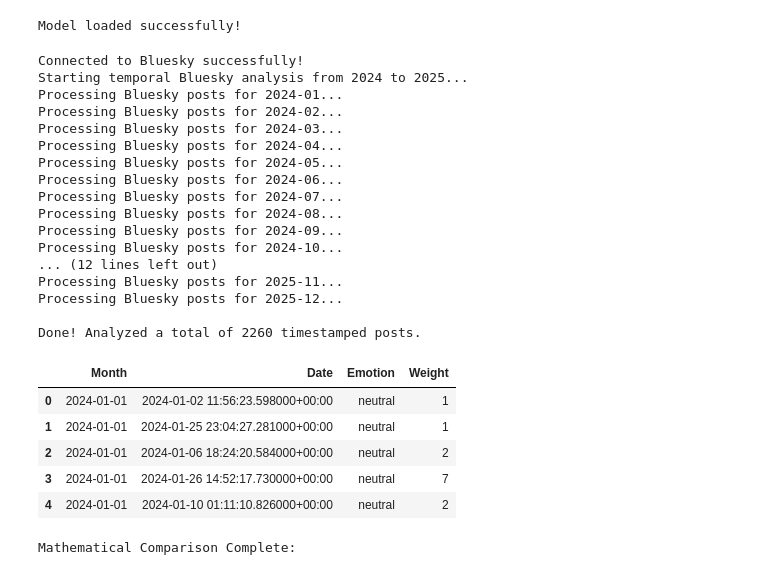
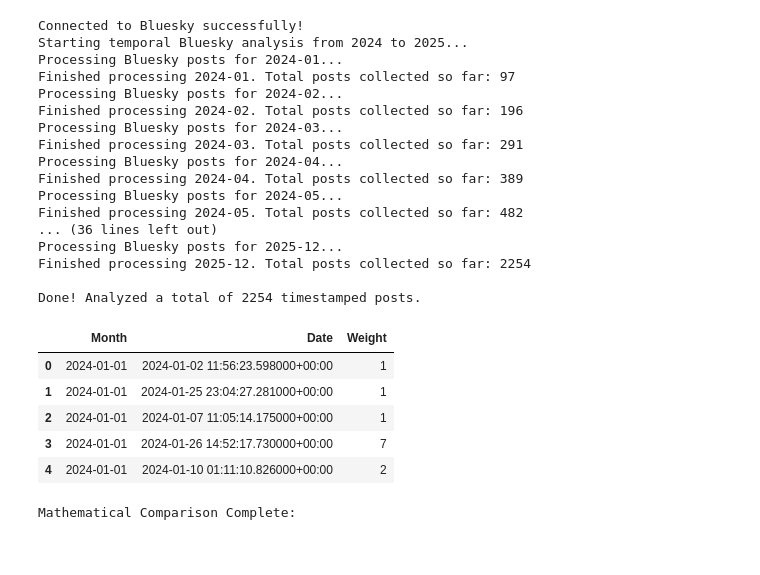
Before and after one commit to lucasfreirec/ai-bubble, a Jupyter notebook: lucas/bluesky.ipynb, the cells around one changed output. Saved outputs shown, nothing was run; the diff lists cells and outputs as text; code cells hidden in the pictures.

```diff
--- a/bluesky.ipynb
+++ b/lucas/bluesky.ipynb
@@ -8,11 +8,6 @@ from dotenv import load_dotenv
 from datetime import datetime, timezone
 from dateutil.relativedelta import relativedelta
 from atproto import Client
-# %%
-emotion_classifier = pipeline("text-classification", model="j-hartmann/emotion-english-distilroberta-base")
-print("Model loaded successfully!")
-# %% [output]
-Model loaded successfully!
 # %%
 import os
 import pandas as pd
@@ -69,49 +64,49 @@ while current_date < END_DATE:
 
             # Analyze emotion
             safe_text = text[:500]
-            result = emotion_classifier(safe_text)[0]
+            # result = emotion_classifier(safe_text)[0]
 
             all_bsky_data.append({
                 "Month": month_label,
                 "Date": pd.to_datetime(post.record.created_at),
                 "Emotion": result['label'],
                 "Weight": influence_weight
             })
 
     except Exception as e:
         print(f"  -> Error fetching data for {month_label}: {e}")
-
+    print(f"Finished processing {month_label}. Total posts collected so far: {len(all_bsky_data)}")
     current_date = next_month
 
 bsky_df = pd.DataFrame(all_bsky_data)
 bsky_df['Month'] = pd.to_datetime(bsky_df['Month'])
 
 print(f"\nDone! Analyzed a total of {len(bsky_df)} timestamped posts.")
 display(bsky_df.head())
 # %% [output]
 Connected to Bluesky successfully!
 Starting temporal Bluesky analysis from 2024 to 2025...
 Processing Bluesky posts for 2024-01...
+Finished processing 2024-01. Total posts collected so far: 97
 Processing Bluesky posts for 2024-02...
+Finished processing 2024-02. Total posts collected so far: 196
 Processing Bluesky posts for 2024-03...
+Finished processing 2024-03. Total posts collected so far: 291
 Processing Bluesky posts for 2024-04...
+Finished processing 2024-04. Total posts collected so far: 389
 Processing Bluesky posts for 2024-05...
-Processing Bluesky posts for 2024-06...
-Processing Bluesky posts for 2024-07...
-Processing Bluesky posts for 2024-08...
-Processing Bluesky posts for 2024-09...
-Processing Bluesky posts for 2024-10...
-... (12 lines left out)
-Processing Bluesky posts for 2025-11...
+Finished processing 2024-05. Total posts collected so far: 482
+... (36 lines left out)
 Processing Bluesky posts for 2025-12...
+Finished processing 2025-12. Total posts collected so far: 2254
 
-Done! Analyzed a total of 2260 timestamped posts.
+Done! Analyzed a total of 2254 timestamped posts.
-|  | Month | Date | Emotion | Weight |
-| 0 | 2024-01-01 | 2024-01-02 11:56:23.598000+00:00 | neutral | 1 |
-| 1 | 2024-01-01 | 2024-01-25 23:04:27.281000+00:00 | neutral | 1 |
-| 2 | 2024-01-01 | 2024-01-06 18:24:20.584000+00:00 | neutral | 2 |
-| 3 | 2024-01-01 | 2024-01-26 14:52:17.730000+00:00 | neutral | 7 |
-| 4 | 2024-01-01 | 2024-01-10 01:11:10.826000+00:00 | neutral | 2 |
+|  | Month | Date | Weight |
+| 0 | 2024-01-01 | 2024-01-02 11:56:23.598000+00:00 | 1 |
+| 1 | 2024-01-01 | 2024-01-25 23:04:27.281000+00:00 | 1 |
+| 2 | 2024-01-01 | 2024-01-07 11:05:14.175000+00:00 | 1 |
+| 3 | 2024-01-01 | 2024-01-26 14:52:17.730000+00:00 | 7 |
+| 4 | 2024-01-01 | 2024-01-10 01:11:10.826000+00:00 | 2 |
 # %%
 # --- Scenario A: Standard Unweighted Sentiment ---
 standard_counts = bsky_df['Emotion'].value_counts()
```
Also changed, not shown: 22 other files.
